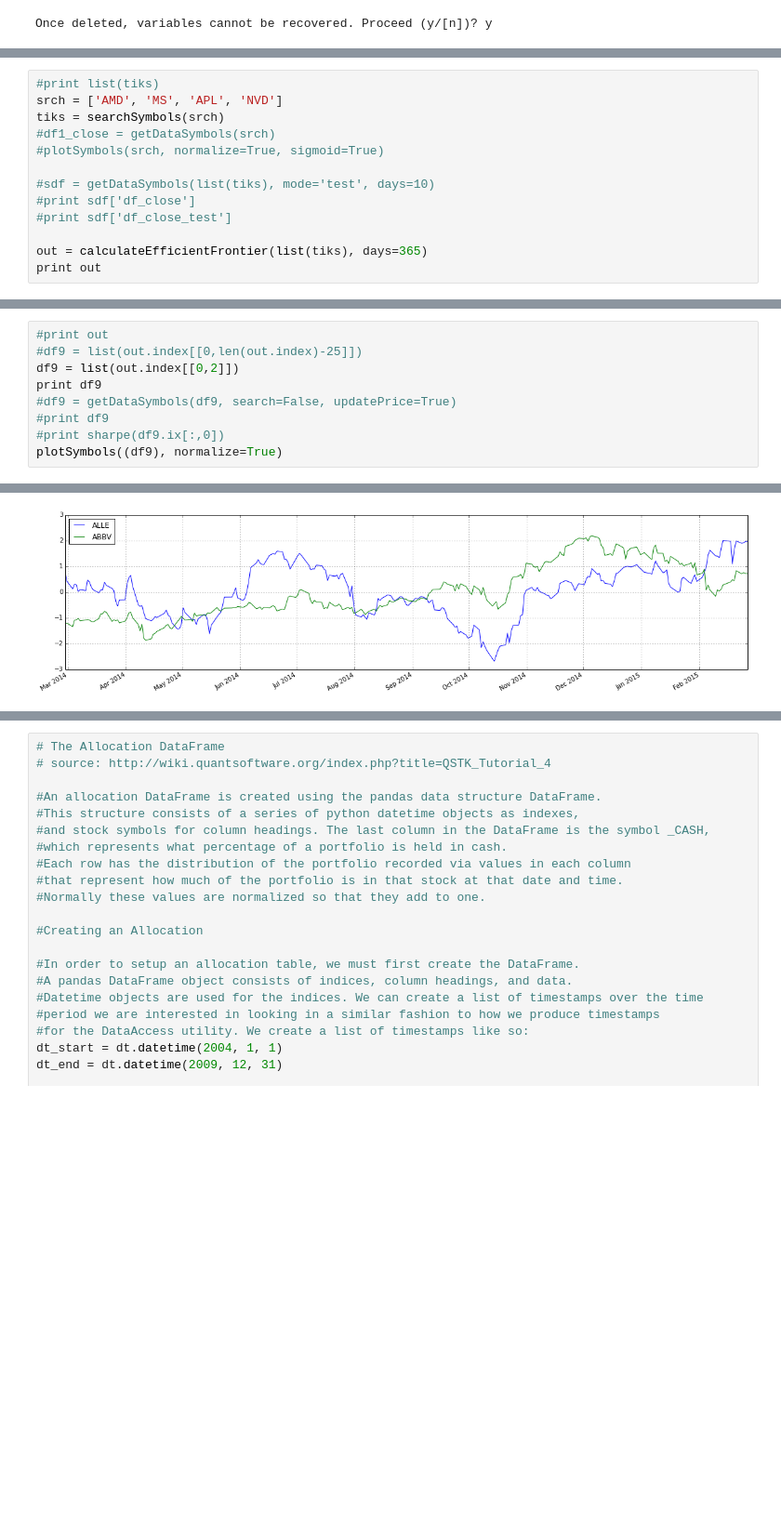
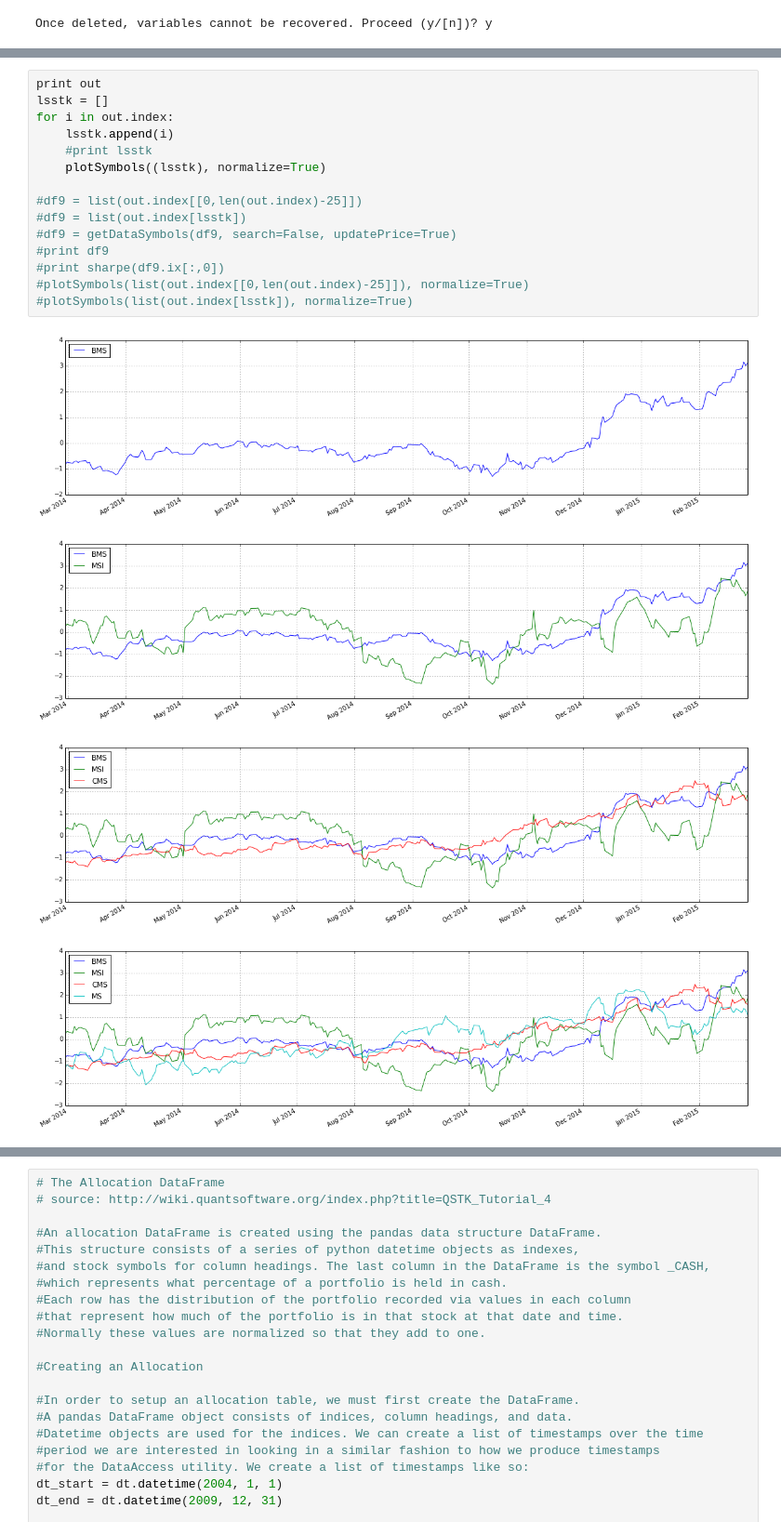
Before and after one commit to qorelogic/ml2, a Jupyter notebook: bin/qstk-portfolio-backtester.ipynb, the cells around one changed output, grey strips where cells are left out. Shown at 93% size. Saved outputs shown, nothing was run; the diff lists cells and outputs as text; blank space fills up the shorter version.

```diff
--- a/bin/qstk-portfolio-backtester.ipynb
+++ b/bin/qstk-portfolio-backtester.ipynb
@@ -22,13 +14,0 @@
-# %%
-#print list(tiks)
-srch = ['AMD', 'MS', 'APL', 'NVD']
-tiks = searchSymbols(srch)
-#df1_close = getDataSymbols(srch)
-#plotSymbols(srch, normalize=True, sigmoid=True)
-
-#sdf = getDataSymbols(list(tiks), mode='test', days=10)
-#print sdf['df_close']
-#print sdf['df_close_test']
-
-out = calculateEfficientFrontier(list(tiks), days=365)
-print out
@@ -118,10 +45,20 @@ None
 # %%
-#print out
+print out
+lsstk = []
+for i in out.index:
+    lsstk.append(i)
+    #print lsstk
+    plotSymbols((lsstk), normalize=True)
+
 #df9 = list(out.index[[0,len(out.index)-25]])
-df9 = list(out.index[[0,2]])
-print df9
+#df9 = list(out.index[lsstk])
 #df9 = getDataSymbols(df9, search=False, updatePrice=True)
 #print df9
 #print sharpe(df9.ix[:,0])
-plotSymbols((df9), normalize=True)
+#plotSymbols(list(out.index[[0,len(out.index)-25]]), normalize=True)
+#plotSymbols(list(out.index[lsstk]), normalize=True)
 # %% [output]
+[figure, new version]
+[figure, added]
+[figure, added]
+[figure, added]
@@ -129 +69,0 @@ plotSymbols((df9), normalize=True)
-[figure, old version]
```
Also changed, not shown: parts of 16 cells of this notebook, 2 other files.
